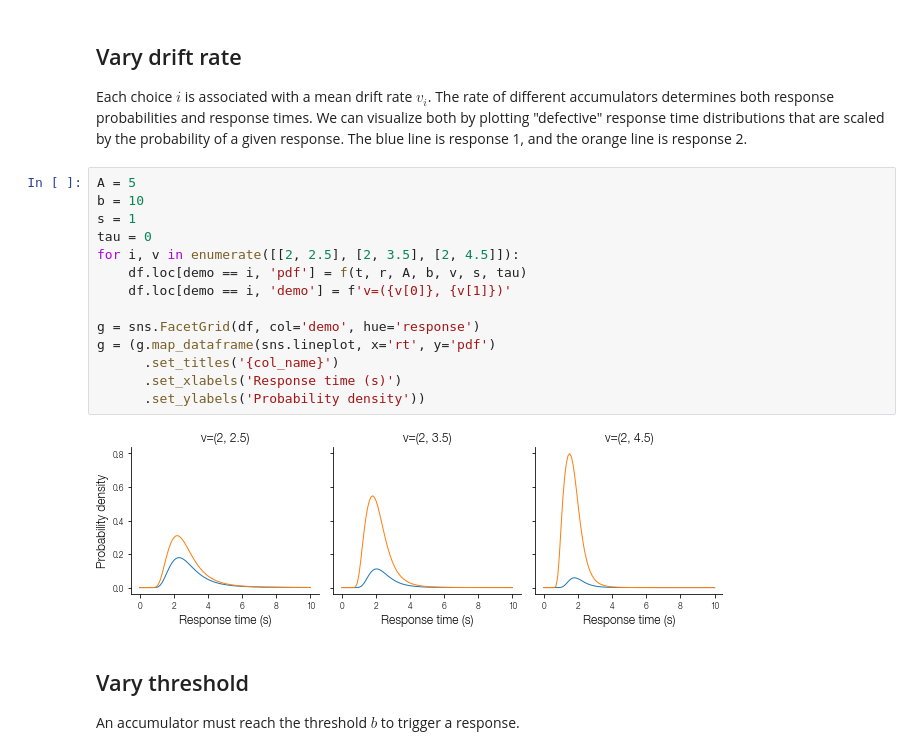
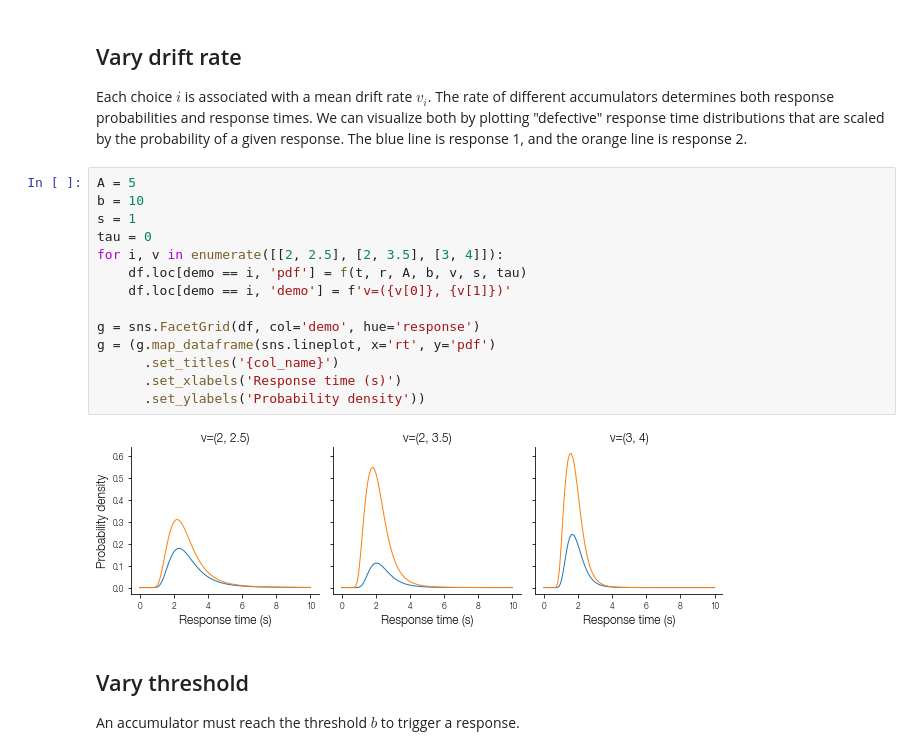
Before and after one commit to mortonne/psireact, a Jupyter notebook: jupyter/lba_demo.ipynb, the cells around one changed output. Saved outputs shown, nothing was run; the diff lists cells and outputs as text.

```diff
--- a/jupyter/lba_demo.ipynb
+++ b/jupyter/lba_demo.ipynb
@@ -42,19 +42,19 @@ Each choice $i$ is associated with a mean drift rate $v_i$. The rate of differen
 # %%
 A = 5
 b = 10
 s = 1
 tau = 0
-for i, v in enumerate([[2, 2.5], [2, 3.5], [2, 4.5]]):
+for i, v in enumerate([[2, 2.5], [2, 3.5], [3, 4]]):
     df.loc[demo == i, 'pdf'] = f(t, r, A, b, v, s, tau)
     df.loc[demo == i, 'demo'] = f'v=({v[0]}, {v[1]})'
 
 g = sns.FacetGrid(df, col='demo', hue='response')
 g = (g.map_dataframe(sns.lineplot, x='rt', y='pdf')
       .set_titles('{col_name}')
       .set_xlabels('Response time (s)')
       .set_ylabels('Probability density'))
 # %% [output]
-[figure, old version]
+[figure, new version]
 # %% [markdown]
 ## Vary threshold
 
```
